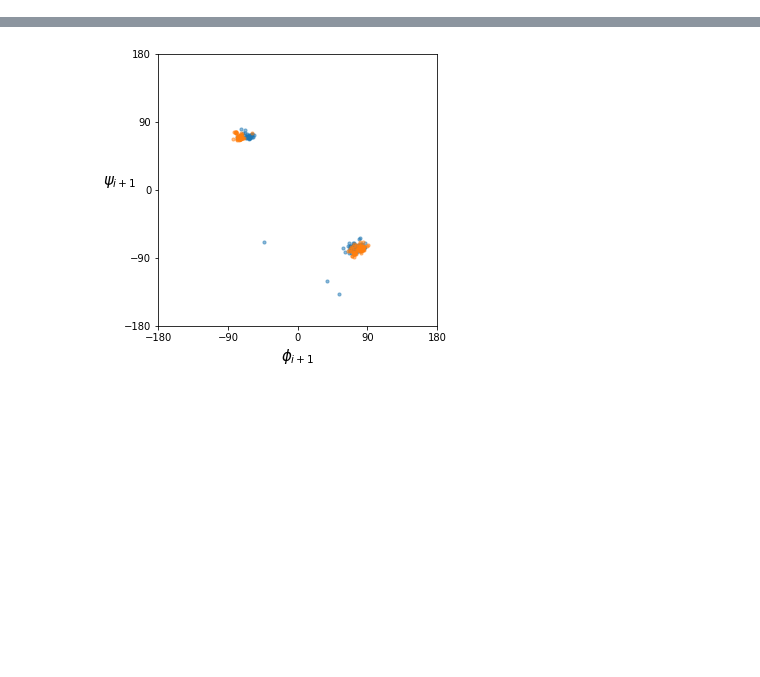
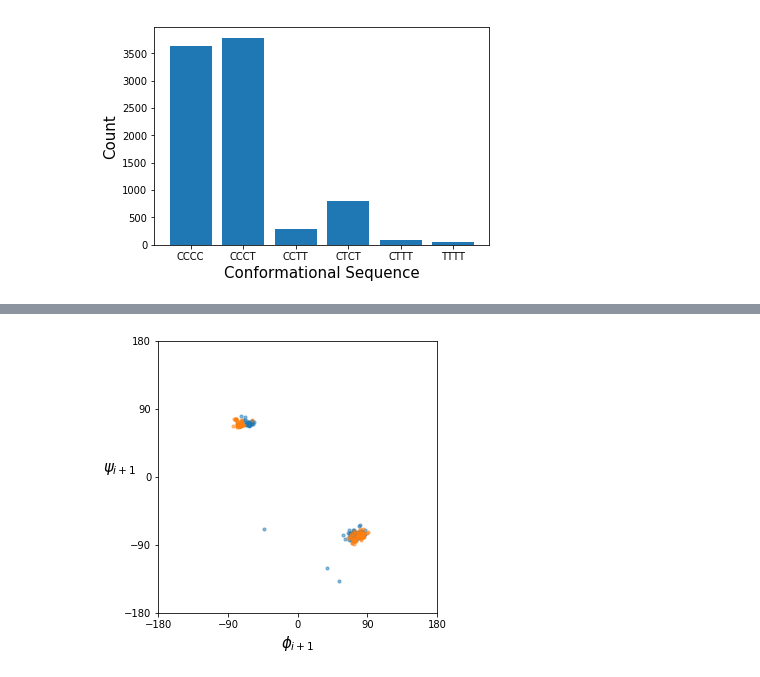
Before and after one commit to lucianlschan/RING, a Jupyter notebook: CTPs Analysis.ipynb, the cells around one changed output, grey strips where cells are left out. Saved outputs shown, nothing was run; the diff lists cells and outputs as text; code cells hidden in the pictures; blank space fills up the shorter version.

```diff
--- a/CTPs Analysis.ipynb
+++ b/CTPs Analysis.ipynb
@@ -18,0 +39,10 @@ phi_psi = pd.read_csv("data/phi-psi.csv")
+# %%
+seq = ["CCCC","CCCT","CCTT","CTCT","CTTT","TTTT"]
+count = [len(cccc),len(tccc),len(ttcc), len(tctc), len(tttc), len(tttt)]
+plt.bar(seq,count)
+plt.xlabel("Conformational Sequence",size=15)
+plt.ylabel("Count",size=15)
+plt.savefig("seq_count.pdf",dpi=150,bbox_inches="tight")
+plt.show()
+# %% [output]
+[figure, added]
```
Also changed, not shown: parts of 17 cells of this notebook.
